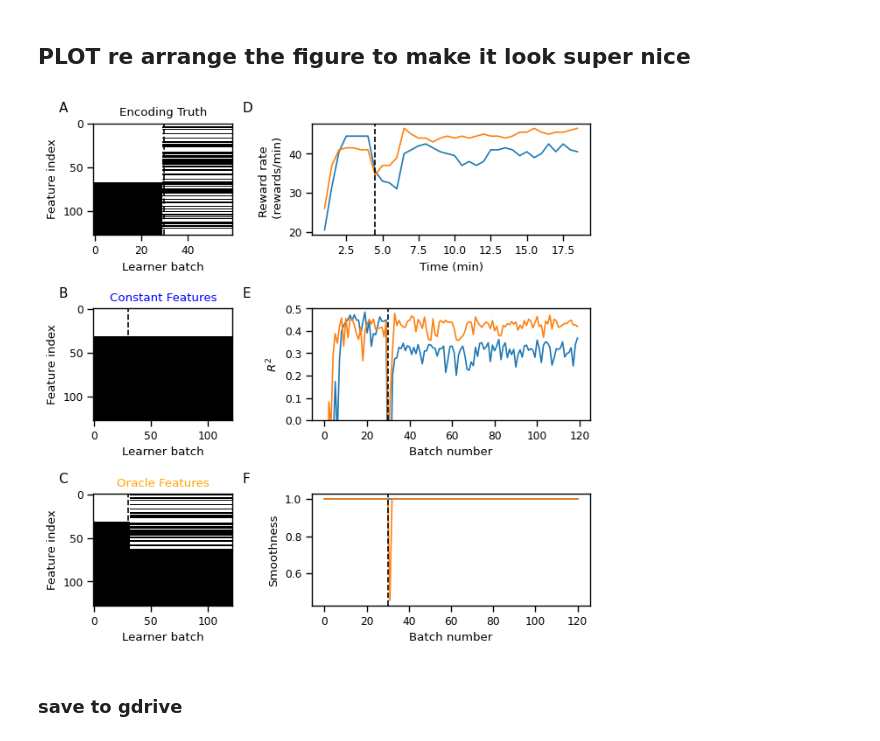
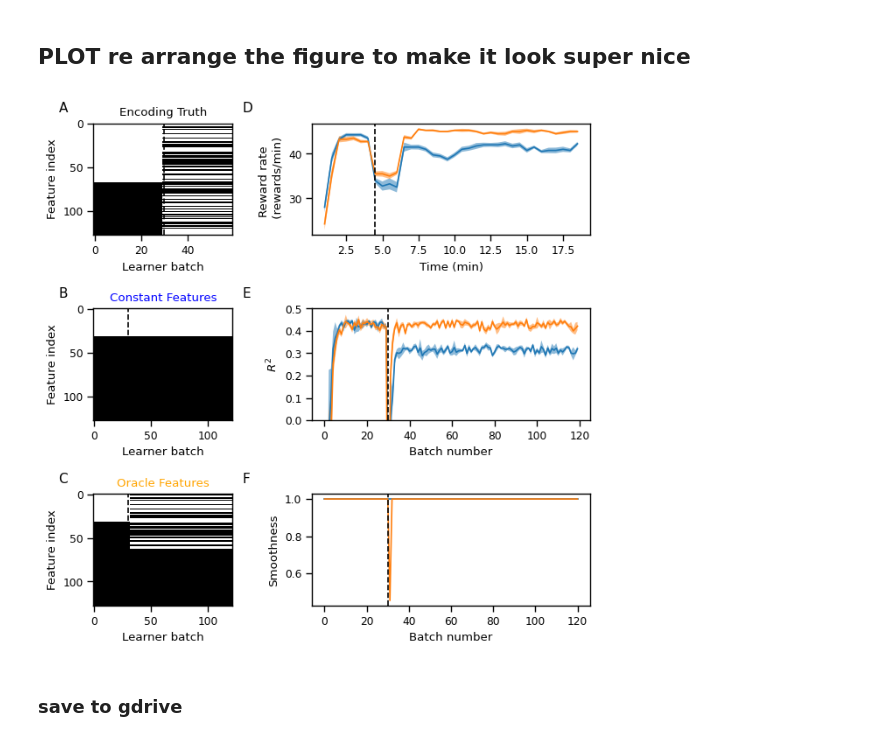
Before and after one commit to sijia66/adaptive_feature_selection, a Jupyter notebook: figure2_simulation_setup/231101_afs_figure2_full_feature_selection.ipynb, the cells around one changed output. Saved outputs shown, nothing was run; the diff lists cells and outputs as text; code cells hidden in the pictures.

```diff
--- a/figure2_simulation_setup/231101_afs_figure2_full_feature_selection.ipynb
+++ b/figure2_simulation_setup/231101_afs_figure2_full_feature_selection.ipynb
@@ -518,16 +544,16 @@ else:
 
     num_columns = len(exp_data_all)
 
-    fig_feat_activity, ax_feat_activity = plt.subplots(2, 2,
+    fig_feat_activity, ax_feat_activity = plt.subplots(1, num_columns,
                                                     sharey = True,
-                                                    figsize = (8, 8))
+                                                    figsize = (8*num_columns, 8))
 
 
 
     for i, (e, a) in enumerate(zip(exp_data_all,  ax_feat_activity.flatten())):
         plot_feature_selection(e['feature_selection']['feat_set'], ax = a)
 
-        a.set_title(init_feat_first_or_last_all[i])
+        # a.set_title(init_feat_first_or_last_all[i])
 
     fig_feat_activity.tight_layout()
 
@@ -717,7 +839,13 @@ axs[1,0].text(30.5, 0.9, 'Encoder \n Shuffled', ha='left', va='top',
                transform=axs[1,0].get_xaxis_transform())
 axs[1,0].axvline(x = 30, color = 'k', linestyle='--')
 
-axs[1,1].plot(R_2_over_batches_all_exp_shuffle)
+axs[1,1].plot(R_2_over_batches_all_exp_median.T)
+# fill in between the 25th and 75th percentiles
+for i in range(len(R_2_over_batches_all_exp_25)):
+    axs[1,1].fill_between(range(len(R_2_over_batches_all_exp_median.T)),
+                          R_2_over_batches_all_exp_25[i].T,
+                          R_2_over_batches_all_exp_75[i].T, alpha = 0.3)
+
 axs[1,1].set_title('R2 over batches')
 axs[1,1].set_xlabel('Batch number')
 axs[1,1].axvline(x = 30, color = 'k', linestyle='--')
@@ -752,36 +880,59 @@ axs[2,0].set_title('Oracle Features', color = 'orange')
 
 plot_feature_selection(encoder_weight_change.T, ax = axs[0,0])
 plot_feature_selection(exp_data_all[0]['feature_selection']['feat_set'], ax = axs[1,0])
 plot_feature_selection(exp_data_all[1]['feature_selection']['feat_set'], ax = axs[2,0])
 
 # draw dotted lines to separate the conditions
 axs[0,0].axvline(x = 30, color = 'k', linestyle='--')
 axs[1,0].axvline(x = 30, color = 'k', linestyle='--')
 axs[2,0].axvline(x = 30, color = 'k', linestyle='--')
 
 # second column are the results
 
-axs[2,1].plot(smoothness_conds_by_batch.T)
+# plot of the smoothness of the features using 25th and 75th percentiles
+# and fill in between the 25th and 75th percentiles
+axs[2,1].plot(smoothness_conds_by_batch_median.T)
+
+for i in range(smoothness_conds_by_batch_median.shape[0]):
+    axs[2,1].fill_between(range(smoothness_conds_by_batch_median.shape[1]),
+                          smoothness_conds_by_batch_25[i],
+                          smoothness_conds_by_batch_75[i],
+                          alpha = 0.5)
+
 axs[2,1].set_xlabel('Batch number')
 # axs[0,1].text(30.5, 0.9, 'Encoder \n Shuffled', ha='left', va='top',
 #                transform=axs[0,1].get_xaxis_transform())
 axs[2,1].axvline(x = 30, color = 'k', linestyle='--')
 axs[2,1].set_ylabel('Smoothness')
 
-axs[1,1].plot(R_2_over_batches_all_exp_shuffle)
+axs[1,1].plot(R_2_over_batches_all_exp_median.T)
+
+for i in range(R_2_over_batches_all_exp_25.shape[0]):
+    axs[1,1].fill_between(range(R_2_over_batches_all_exp_median.shape[1]),
+                          R_2_over_batches_all_exp_25[i],
+                          R_2_over_batches_all_exp_75[i],
+                          alpha = 0.5)
+
 axs[1,1].set_xlabel('Batch number')
 axs[1,1].axvline(x = 30, color = 'k', linestyle='--')
 axs[1,1].set_ylabel(r'$R^2$')
 axs[1,1].set_ylim([0, 0.5])
 
 axs[0,1].plot( window_time_stamps, reward_rate_all.T)
+# fill in between with the 25th and 75th percentiles
+for i in range(reward_rate_all.shape[0]):
+    axs[0,1].fill_between(window_time_stamps,
+                          reward_rate_all_25[i],
+                          reward_rate_all_75[i],
+                          alpha = 0.5)
+
 axs[0,1].set_xlabel('Time (min)')
 axs[0,1].set_ylabel('Reward rate \n (rewards/min)')
 axs[0,1].axvline(x = 4.5, color = 'k', linestyle='--')
 
 fig.tight_layout()
 # %% [output]
-[figure, old version]
+[figure, new version]
 # %% [markdown]
 ### save to gdrive
 # %%
```
Also changed, not shown: parts of 10 cells of this notebook.
